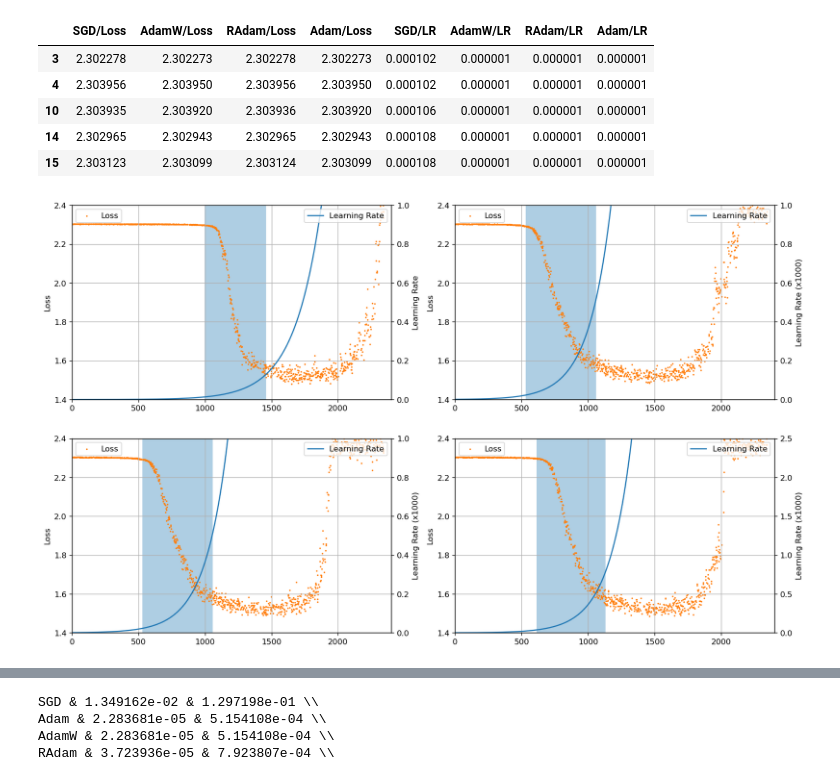
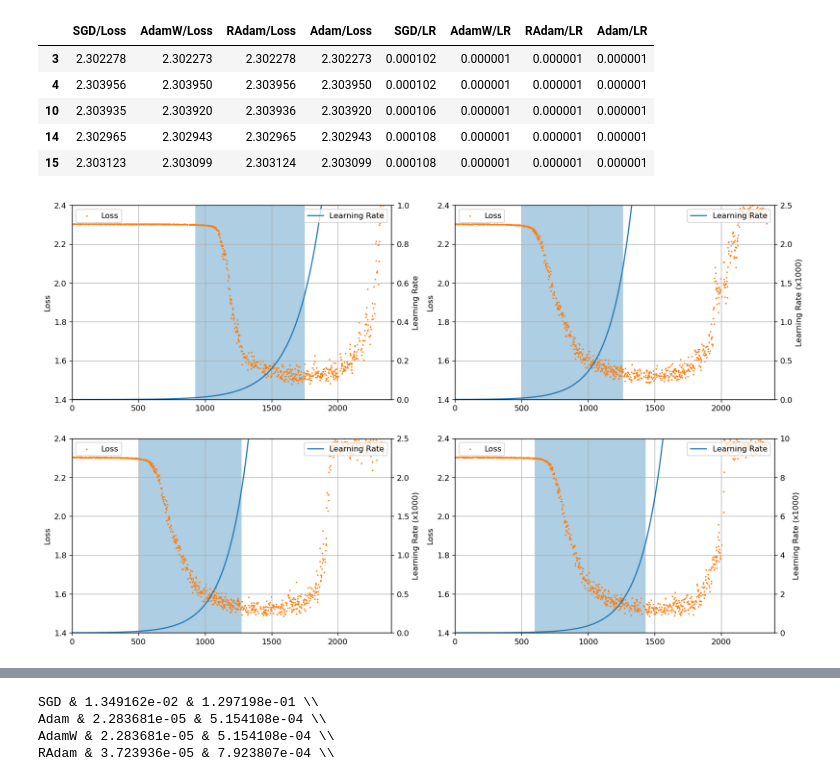
Before and after one commit to LuminousXLB/CS5260-AY2122-2, a Jupyter notebook: Asg06/lr_range_test/lr_range_test-plot.ipynb, the cells around one changed output, grey strips where cells are left out. Saved outputs shown, nothing was run; the diff lists cells and outputs as text; code cells hidden in the pictures.

Commit message:
update range plot

```diff
--- a/Asg06/lr_range_test/lr_range_test-plot.ipynb
+++ b/Asg06/lr_range_test/lr_range_test-plot.ipynb
@@ -43,9 +43,16 @@ df.head()
 | 15 | 2.303123 | 2.303099 | 2.303124 | 2.303099 | 0.000108 | 0.000001 | 0.000001 | 0.000001 |
 # %%
 def locate_lr_range(opt):
-    diff = df[f"{opt}/Loss"].rolling(128, center=True).mean().diff(-1).rolling(8, center=True).mean()
+    diff = (
+        df[f"{opt}/Loss"]
+        .rolling(100, center=True)
+        .mean()
+        .diff(-1)
+        .rolling(8, center=True)
+        .mean()
+    )
     diff = diff * (diff > 0)
-    return df[f"{opt}/LR"][diff > diff.mean()]
+    return df[f"{opt}/LR"][diff > diff.quantile(0.64)]
 
 
 def plot(ax1, opt, ymax):
@@ -68,12 +75,10 @@ def plot(ax1, opt, ymax):
 
     ax1.scatter(df.index, yLoss, s=1, label="Loss")
     ax2.plot(yLR, label="Learning Rate")
-    # ax2.plot(df[f"{opt}/Loss"].rolling(200, center=True).mean().diff(-1).rolling(16, center=True).mean(), label='diff loss')
 
     ax1.set_xlim(0, 2400)
     ax1.set_ylim(1.4, 2.4)
     ax2.set_ylim(0, ymax)
-    # ax2.set_ylim(-0.005, 0.005)
 
     ax1.grid(axis="x")
     ax2.grid()
@@ -82,10 +87,10 @@ def plot(ax1, opt, ymax):
 # %%
 fix, axes = plt.subplots(2, 2, figsize=(16, 10), dpi=120)
 
 plot(axes[0][0], "SGD", 1)
-plot(axes[0][1], "Adam", 0.0010)
-plot(axes[1][0], "AdamW", 0.0010)
-plot(axes[1][1], "RAdam", 0.0025)
+plot(axes[0][1], "Adam", 0.0025)
+plot(axes[1][0], "AdamW", 0.0025)
+plot(axes[1][1], "RAdam", 0.01)
 # %% [output]
-[figure, old version]
+[figure, new version]
 # %%
```
Also changed, not shown: parts of 1 cell of this notebook, 6 other files.
